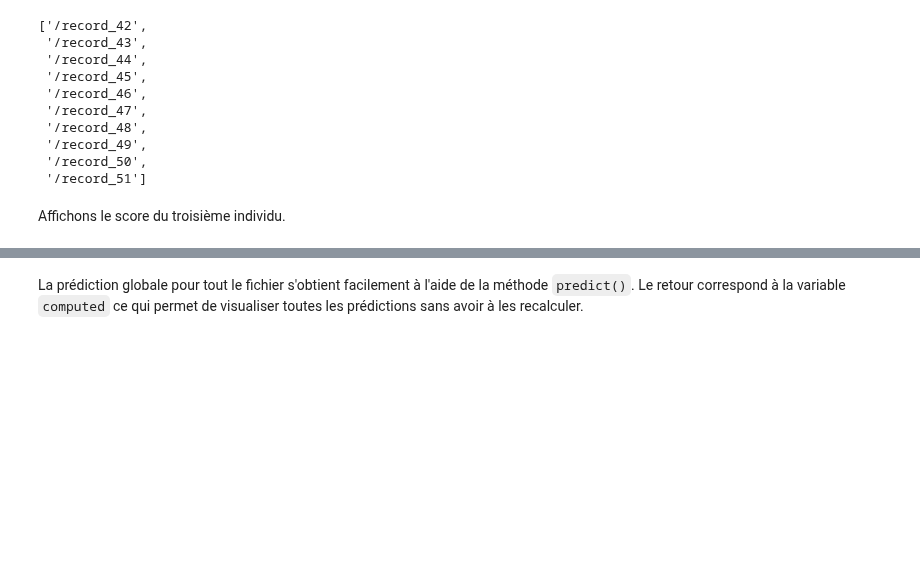
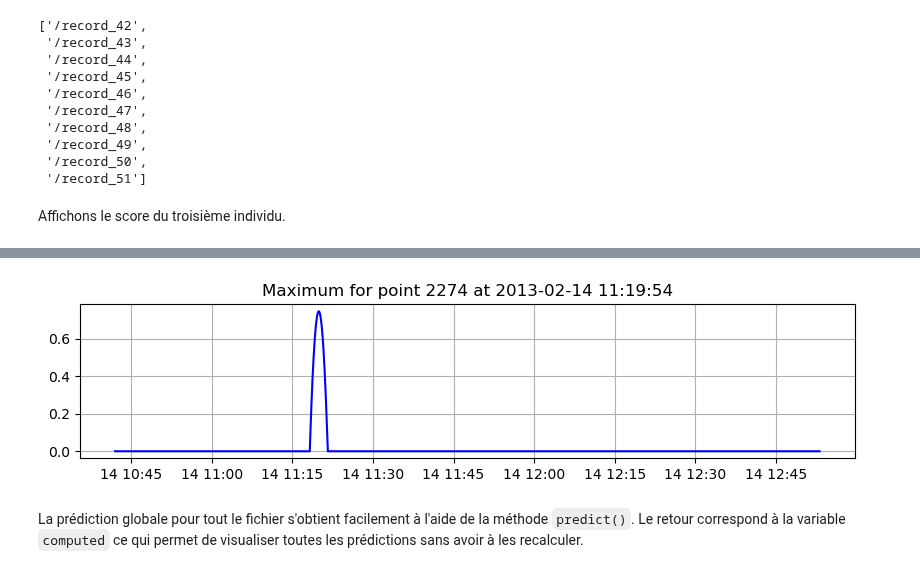
Before and after one commit to jee51/tabata, a Jupyter notebook: notebooks/instants_doc.ipynb, the cells around one changed output, grey strips where cells are left out. Cells and saved outputs as stored; diff of their text form; code cells hidden in the pictures; blank space fills up the shorter version.

```diff
--- a/notebooks/instants_doc.ipynb
+++ b/notebooks/instants_doc.ipynb
@@ -261,0 +265,13 @@ Maximum for point 2083 at 2013-02-14 11:16:43
+# %%
+import matplotlib.pyplot as plt
+%matplotlib inline
+
+df = ST[1]
+p = S.belief(df)
+mx = np.argmax(p)
+print("Maximum for point", mx, "at", df.index[mx])
+plt.figure(figsize=(10,2))
+plt.plot(df.index,p*100,'b-')
+plt.grid()
+plt.title(f"Maximum for point {mx} at {df.index[mx]}") ;
+# %% [output]
@@ -262,3 +279,4 @@ Maximum for point 2083 at 2013-02-14 11:16:43
+[figure, added]
 # %% [markdown]
 La prédiction globale pour tout le fichier s'obtient facilement à l'aide de la méthode `predict()`. Le retour correspond à la variable `computed` ce qui permet de visualiser toutes les prédictions sans avoir à les recalculer.
 # %%
```
Also changed, not shown: parts of 13 cells of this notebook, 3 other files.
